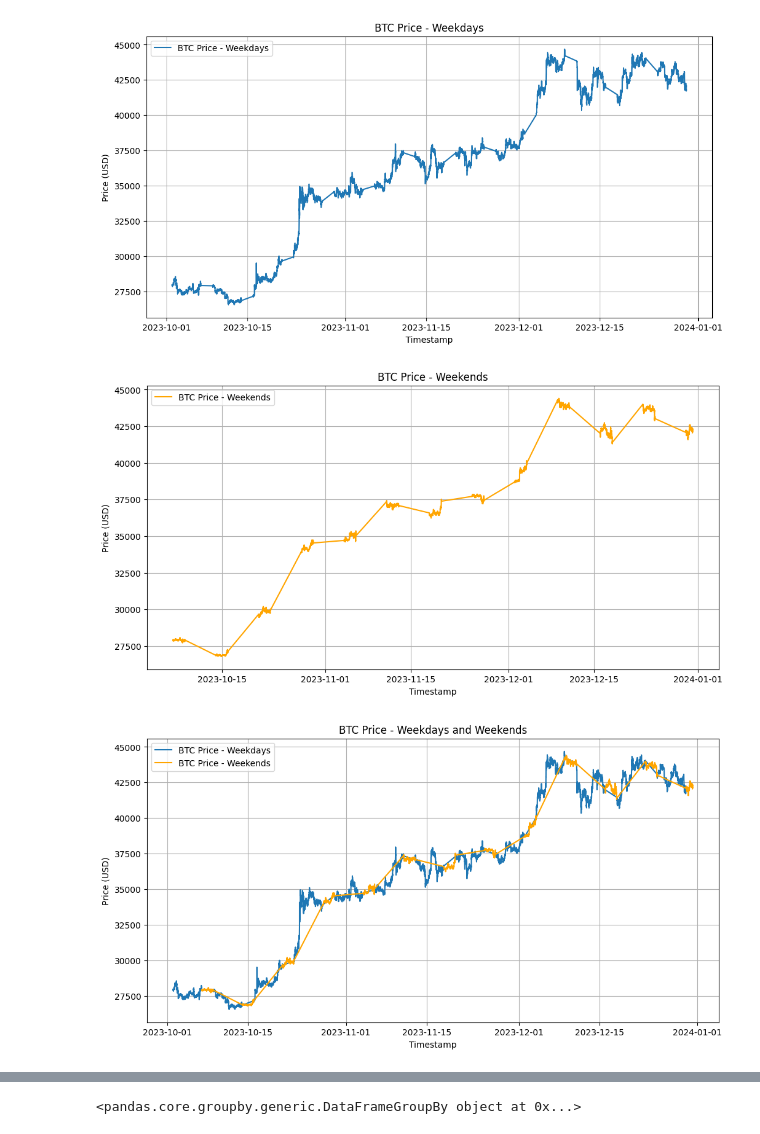
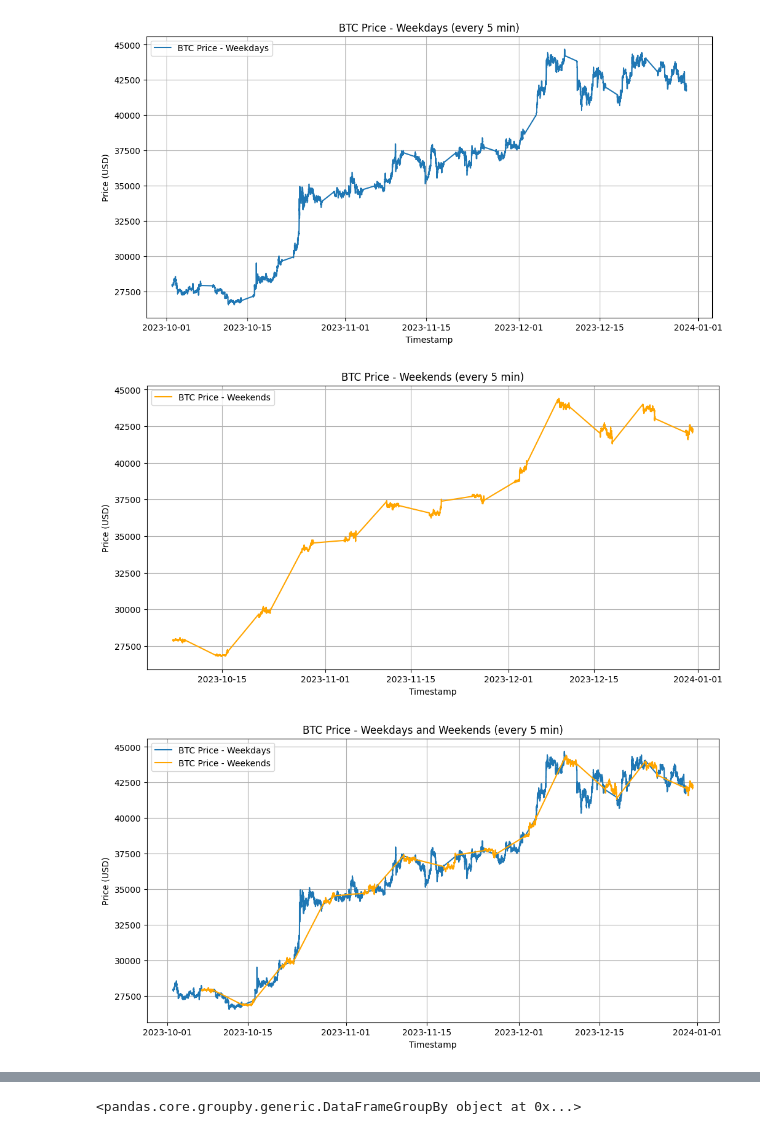
Before and after one commit to msninja213/ByBit_BTC_Price, a Jupyter notebook: btc_price_code.ipynb, the cells around one changed output, grey strips where cells are left out. Cells and saved outputs as stored; diff of their text form; code cells hidden in the pictures.

```diff
--- a/btc_price_code.ipynb
+++ b/btc_price_code.ipynb
@@ -53,83 +22,88 @@ def fetch_historical_data(exchange, symbol, timeframe, since):
     return df
 # %%
-#   api key stuff
+HOURS_IN_DAY = 24
+MS_IN_SEC = 1000
+NUM_WEEKDAYS = 5
+NUM_WEEKEND_DAYS = 2
+
+#   API key stuff
 api_key = 'Z6bH9gXJ7UllNhBuj0'
 api_secret = 'gtajv8bMci1T3BIEmTMzgS4PQU5IECuFWqKz'
 exchange = ccxt.bybit({'apiKey': api_key, 'secret': api_secret})
 
-#   asset and timeframe
+#   Asset and timeframe
 symbol = 'BTCUSDT'
 timeframe = '5m'
-days = 90
-n = math.ceil(12*24*90/1000)
+DAYS = 90
+PERIODS_IN_HOUR = 12
+n = math.ceil(PERIODS_IN_HOUR * HOURS_IN_DAY * DAYS / MS_IN_SEC)
 # %%
-# get today's date and subtract 90 days
+# Get today's date and subtract 90 days
 today = datetime.datetime.utcnow()
-day_90 = today - datetime.timedelta(days)
+day_90 = today - datetime.timedelta(DAYS)
 day_90_midnight = datetime.datetime(day_90.year, day_90.month, day_90.day, 0, 0, 0)
-since = int(calendar.timegm(day_90_midnight.utctimetuple()) * 1000)
+since = int(calendar.timegm(day_90_midnight.utctimetuple()) * MS_IN_SEC)
 
 # Fetch historical dataa
 def create_df(since):
-    limit = 12*24*90
+    limit = PERIODS_IN_HOUR * HOURS_IN_DAY * DAYS
     historical_data = exchange.fetch_ohlcv(symbol, timeframe, since = since, limit = limit)
 
     # Convert data to DataFrame
     df = pd.DataFrame(historical_data, columns=['timestamp', 'open', 'high', 'low', 'close', 'volume'])
-    df['timestamp'] = pd.to_datetime(df['timestamp'], unit='ms')
+    df['timestamp'] = pd.to_datetime(df['timestamp'], unit = 'ms')
     return df
 # %%
 since_timestamp_list = [since]
-# n = math.ceil(12*24*90/1000)
 df_big = pd.DataFrame()
 
 for i in range(n):
     df = create_df(since)
-    df_big = pd.concat([df_big, df], ignore_index=True)
-    since = int((df['timestamp'].max().timestamp() * 1000))
+    df_big = pd.concat([df_big, df], ignore_index = True)
+    since = int((df['timestamp'].max().timestamp() * MS_IN_SEC))
     since_timestamp_list.append(since)
 
-# initial weekend and weekday data set
-weekdays_data = df_big[df_big['timestamp'].dt.weekday < 5]  # Monday to Friday
-weekends_data = df_big[df_big['timestamp'].dt.weekday >= 5]  # Saturday and Sunday
+# Initial weekend and weekday data set
+weekdays_data = df_big[df_big['timestamp'].dt.weekday < NUM_WEEKDAYS]  # Monday to Friday
+weekends_data = df_big[df_big['timestamp'].dt.weekday >= NUM_WEEKDAYS]  # Saturday and Sunday
 # %%
 # Plot for weekdays
 plt.figure(figsize=(12, 6))
 plt.plot(weekdays_data['timestamp'], weekdays_data['close'], label='BTC Price - Weekdays')
-plt.title('BTC Price - Weekdays')
+plt.title('BTC Price - Weekdays (every 5 min)')
 plt.xlabel('Timestamp')
 plt.ylabel('Price (USD)')
 plt.legend()
 plt.grid(True)
 plt.show()
 
 # Plot for weekends
 plt.figure(figsize=(12, 6))
 plt.plot(weekends_data['timestamp'], weekends_data['close'], label='BTC Price - Weekends', color='orange')
-plt.title('BTC Price - Weekends')
+plt.title('BTC Price - Weekends (every 5 min)')
 plt.xlabel('Timestamp')
 plt.ylabel('Price (USD)')
 plt.legend()
 plt.grid(True)
 plt.show()
 
 
-#overaly both
+# Overlay both
 plt.figure(figsize=(12, 6))
 # Plot weekdays_data
 plt.plot(weekdays_data['timestamp'], weekdays_data['close'], label='BTC Price - Weekdays')
 # Plot weekends_data
 plt.plot(weekends_data['timestamp'], weekends_data['close'], label='BTC Price - Weekends', color='orange')
-plt.title('BTC Price - Weekdays and Weekends')
+plt.title('BTC Price - Weekdays and Weekends (every 5 min)')
 plt.xlabel('Timestamp')
 plt.ylabel('Price (USD)')
 plt.legend()
 plt.grid(True)
 plt.show()
 # %% [output]
-[figure, old version]
+[figure, new version]
-[figure, old version]
+[figure, new version]
-[figure, old version]
+[figure, new version]
 # %%
 # Plot for weekdays volume
 plt.figure(figsize=(12, 6))
```
Also changed, not shown: parts of 8 cells of this notebook.
